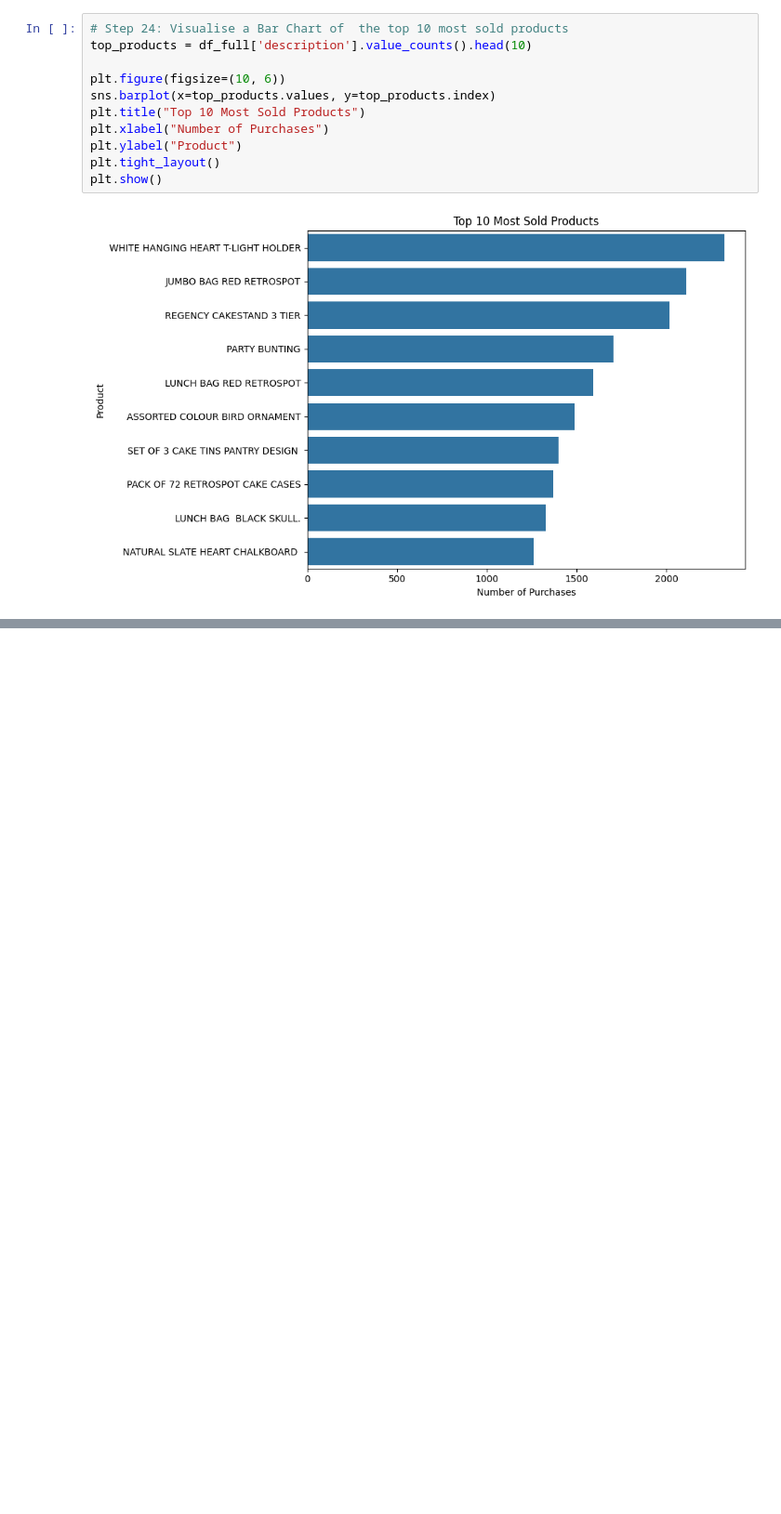
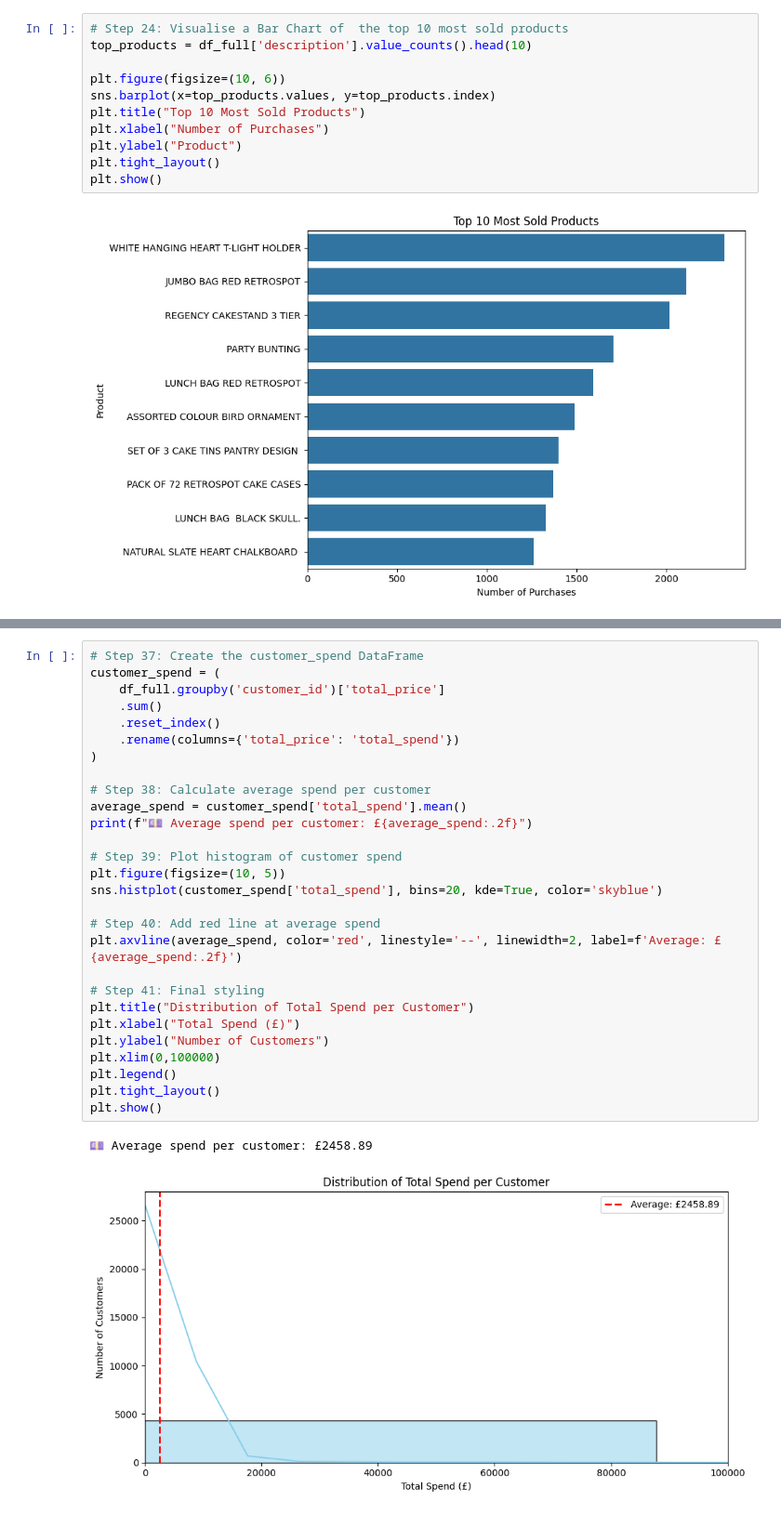
Before and after one commit to Sashafirce/Hyggeland-project-Data-analysis, a Jupyter notebook: jupyter_notebooks/Hyggeland_Data_analysis.ipynb, the cells around one changed output, grey strips where cells are left out. Shown at 93% size. Saved outputs shown, nothing was run; the diff lists cells and outputs as text; blank space fills up the shorter version.

```diff
--- a/jupyter_notebooks/Hyggeland_Data_analysis.ipynb
+++ b/jupyter_notebooks/Hyggeland_Data_analysis.ipynb
@@ -299,0 +395,31 @@ plt.show()
+# %%
+# Step 37: Create the customer_spend DataFrame
+customer_spend = (
+    df_full.groupby('customer_id')['total_price']
+    .sum()
+    .reset_index()
+    .rename(columns={'total_price': 'total_spend'})
+)
+
+# Step 38: Calculate average spend per customer
+average_spend = customer_spend['total_spend'].mean()
+print(f"💷 Average spend per customer: £{average_spend:.2f}")
+
+# Step 39: Plot histogram of customer spend
+plt.figure(figsize=(10, 5))
+sns.histplot(customer_spend['total_spend'], bins=20, kde=True, color='skyblue')
+
+# Step 40: Add red line at average spend
+plt.axvline(average_spend, color='red', linestyle='--', linewidth=2, label=f'Average: £{average_spend:.2f}')
+
+# Step 41: Final styling
+plt.title("Distribution of Total Spend per Customer")
+plt.xlabel("Total Spend (£)")
+plt.ylabel("Number of Customers")
+plt.xlim(0,100000)
+plt.legend()
+plt.tight_layout()
+plt.show()
+# %% [output]
+💷 Average spend per customer: £2458.89
+[figure, added]
```
Also changed, not shown: parts of 8 cells of this notebook.
